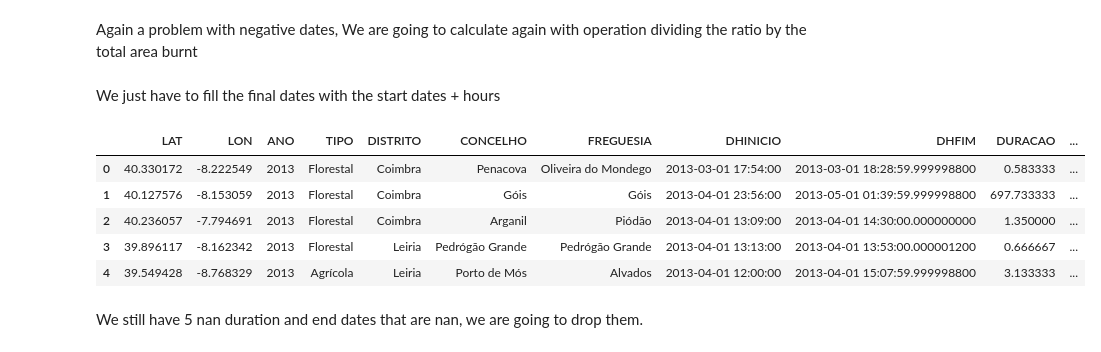
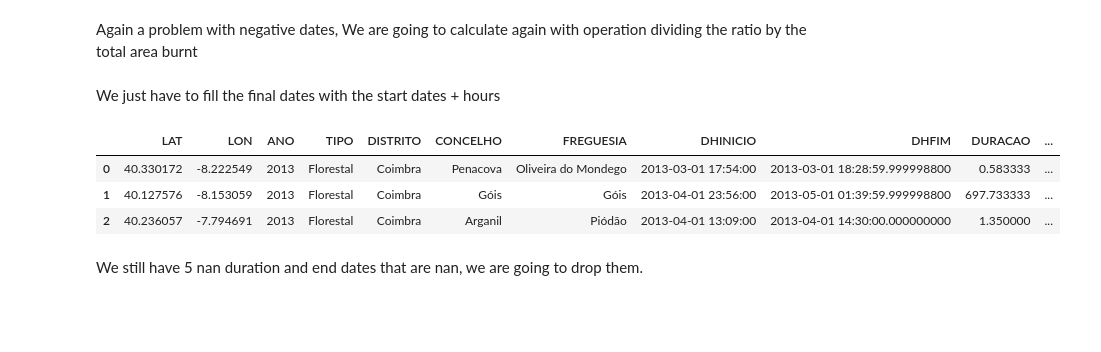
Before and after one commit to Simao-Lopes/Fire-Project, a Jupyter notebook: 01 -Main dataset manipulation.ipynb, the cells around one changed output. Saved outputs shown, nothing was run; the diff lists cells and outputs as text; code cells hidden in the pictures; blank space fills up the shorter version.

```diff
--- a/01 -Main dataset manipulation.ipynb
+++ b/01 -Main dataset manipulation.ipynb
@@ -265,14 +247,12 @@ We just have to fill the final dates with the start dates + hours
 # %%
 dataset['DHFIM'] = dataset['DHINICIO'] + pd.to_timedelta(dataset['DURACAO'], unit = 'h')
 # %%
-dataset.head()
+dataset.head(3)
 # %% [output]
 |  | LAT | LON | ANO | TIPO | DISTRITO | CONCELHO | FREGUESIA | DHINICIO | DHFIM | DURACAO | ... |
 | 0 | 40.330172 | -8.222549 | 2013 | Florestal | Coimbra | Penacova | Oliveira do Mondego | 2013-03-01 17:54:00 | 2013-03-01 18:28:59.999998800 | 0.583333 | ... |
 | 1 | 40.127576 | -8.153059 | 2013 | Florestal | Coimbra | Góis | Góis | 2013-04-01 23:56:00 | 2013-05-01 01:39:59.999998800 | 697.733333 | ... |
 | 2 | 40.236057 | -7.794691 | 2013 | Florestal | Coimbra | Arganil | Piódão | 2013-04-01 13:09:00 | 2013-04-01 14:30:00.000000000 | 1.350000 | ... |
-| 3 | 39.896117 | -8.162342 | 2013 | Florestal | Leiria | Pedrógão Grande | Pedrógão Grande | 2013-04-01 13:13:00 | 2013-04-01 13:53:00.000001200 | 0.666667 | ... |
-| 4 | 39.549428 | -8.768329 | 2013 | Agrícola | Leiria | Porto de Mós | Alvados | 2013-04-01 12:00:00 | 2013-04-01 15:07:59.999998800 | 3.133333 | ... |
 # %% [markdown]
 We still have 5 nan duration and end dates that are nan, we are going to drop them.
 # %%
```
Also changed, not shown: parts of 4 cells of this notebook, 18 other files.
